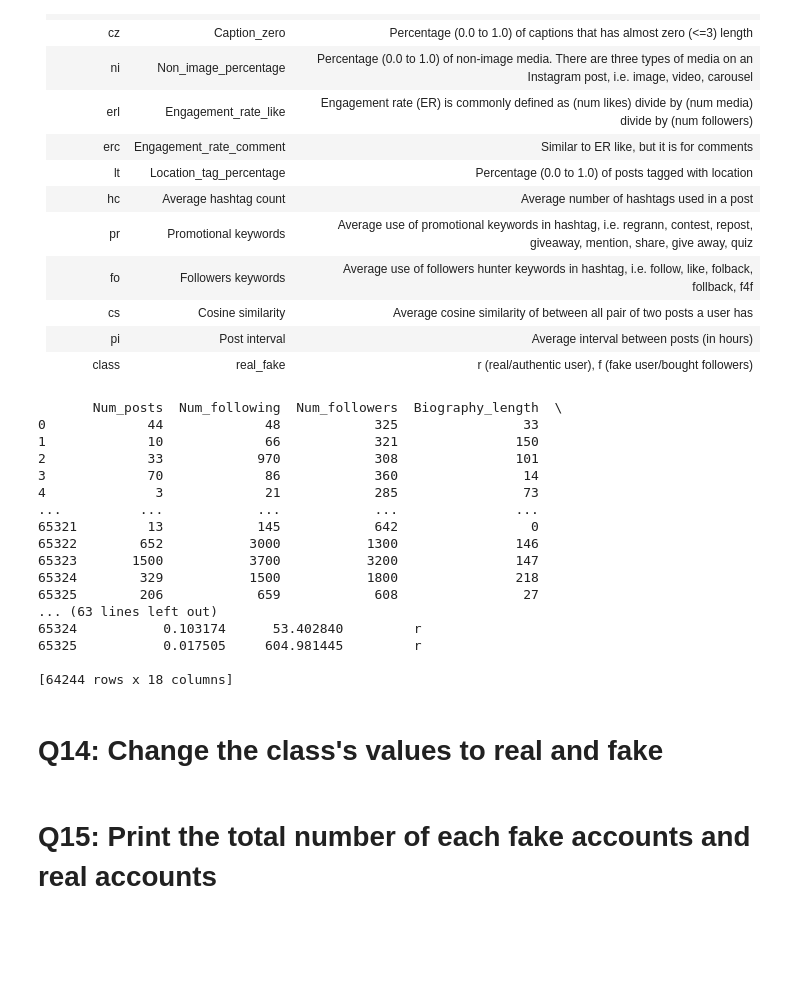
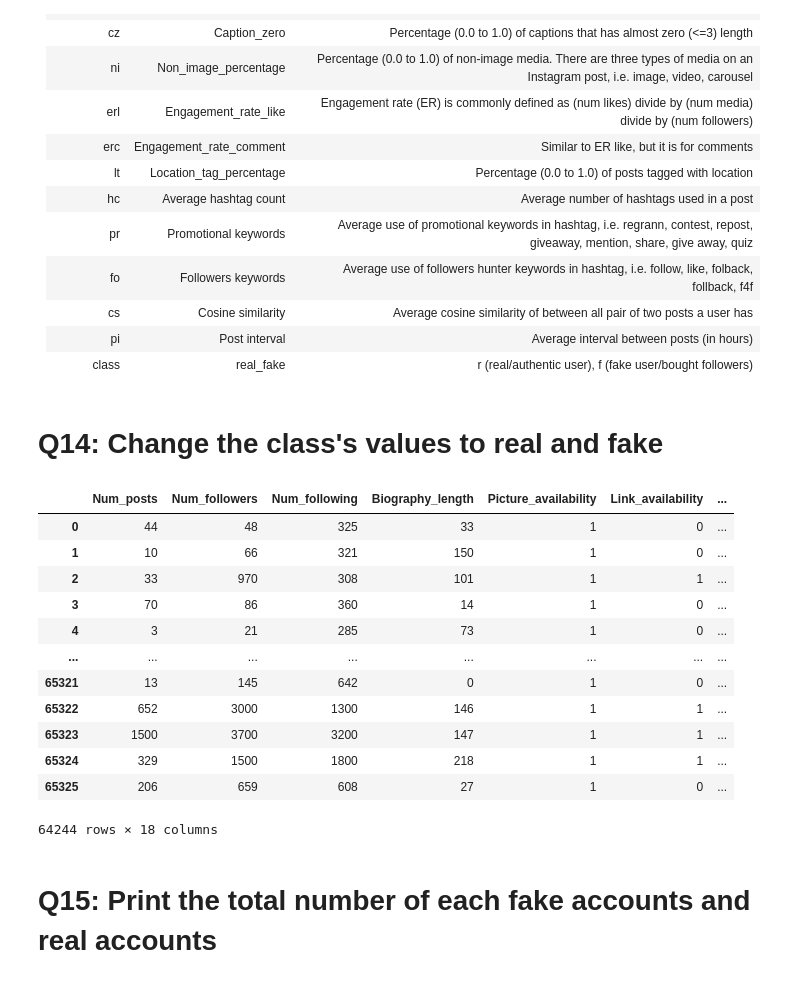
Before and after one commit to Tuwaiq-DS-ML-bootcamp-V-6/Pandas_Assignment, a Jupyter notebook: Pandas_Assignment.ipynb, the cells around one changed output. Drawn from its saved outputs; the diff is of its cells as text; code cells hidden in the pictures; blank space fills up the shorter version.

```diff
--- a/Pandas_Assignment.ipynb
+++ b/Pandas_Assignment.ipynb
@@ -214,31 +225,33 @@ The number of columns is:  18
 | class  | real_fake          | r (real/authentic user), f (fake user/bought followers) |
 # %%
 # write your code here ^_^
+Instaagram_users.columns
 
-df.columns = ['Num_posts', 'Num_following', 'Num_followers','Biography_length', 'Picture_availability', 'Link_availability', 'Average_caption_length', 'Caption_zero','Non_image_percentage','Engagement_rate_like','Engagement_rate_comment','Location_tag_percentage','Average hashtag count','Promotional keywords', 'Followers keywords', 'Cosine similarity', 'Post interval', 'real_fake' ]  # Provide new names for all columns
-print(df)
+Instaagram_users.columns = ['Num_posts', 'Num_followers', 'Num_following', 'Biography_length', 'Picture_availability', 'Link_availability',
+'Average_caption_length', 'Caption_zero', 'Non_image_percentage', 'Engagement_rate_like', 'Engagement_rate_comment','Location_tag_percentage', 'Average_hashtag_count', 'Promotional_keywords', 'Followers_keywords', 'Cosine_similarity',
+'Post_interval', 'real_fake']
-# %% [output]
-       Num_posts  Num_following  Num_followers  Biography_length  \
-0             44             48            325                33
-1             10             66            321               150
-2             33            970            308               101
-3             70             86            360                14
-4              3             21            285                73
-...          ...            ...            ...               ...
-65321         13            145            642                 0
-65322        652           3000           1300               146
-65323       1500           3700           3200               147
-65324        329           1500           1800               218
-65325        206            659            608                27
-... (63 lines left out)
-65324           0.103174      53.402840         r
-65325           0.017505     604.981445         r
-
-[64244 rows x 18 columns]
 # %% [markdown]
 # Q14: Change the class's values to real and fake
 # %%
 # write your code here ^_^
+
+Instaagram_users.loc[Instaagram_users['real_fake'] == 'r','real_fake'] = 'real'
+Instaagram_users.loc[Instaagram_users['real_fake'] == 'f','real_fake'] = 'fake'
+Instaagram_users
+# %% [output]
+|  | Num_posts | Num_followers | Num_following | Biography_length | Picture_availability | Link_availability | ... |
+| 0 | 44 | 48 | 325 | 33 | 1 | 0 | ... |
+| 1 | 10 | 66 | 321 | 150 | 1 | 0 | ... |
+| 2 | 33 | 970 | 308 | 101 | 1 | 1 | ... |
+| 3 | 70 | 86 | 360 | 14 | 1 | 0 | ... |
+| 4 | 3 | 21 | 285 | 73 | 1 | 0 | ... |
+| ... | ... | ... | ... | ... | ... | ... | ... |
+| 65321 | 13 | 145 | 642 | 0 | 1 | 0 | ... |
+| 65322 | 652 | 3000 | 1300 | 146 | 1 | 1 | ... |
+| 65323 | 1500 | 3700 | 3200 | 147 | 1 | 1 | ... |
+| 65324 | 329 | 1500 | 1800 | 218 | 1 | 1 | ... |
+| 65325 | 206 | 659 | 608 | 27 | 1 | 0 | ... |
+64244 rows × 18 columns
 # %% [markdown]
 # Q15: Print the total number of each fake accounts and real accounts
 # %%
```
Also changed, not shown: parts of 8 cells of this notebook.
